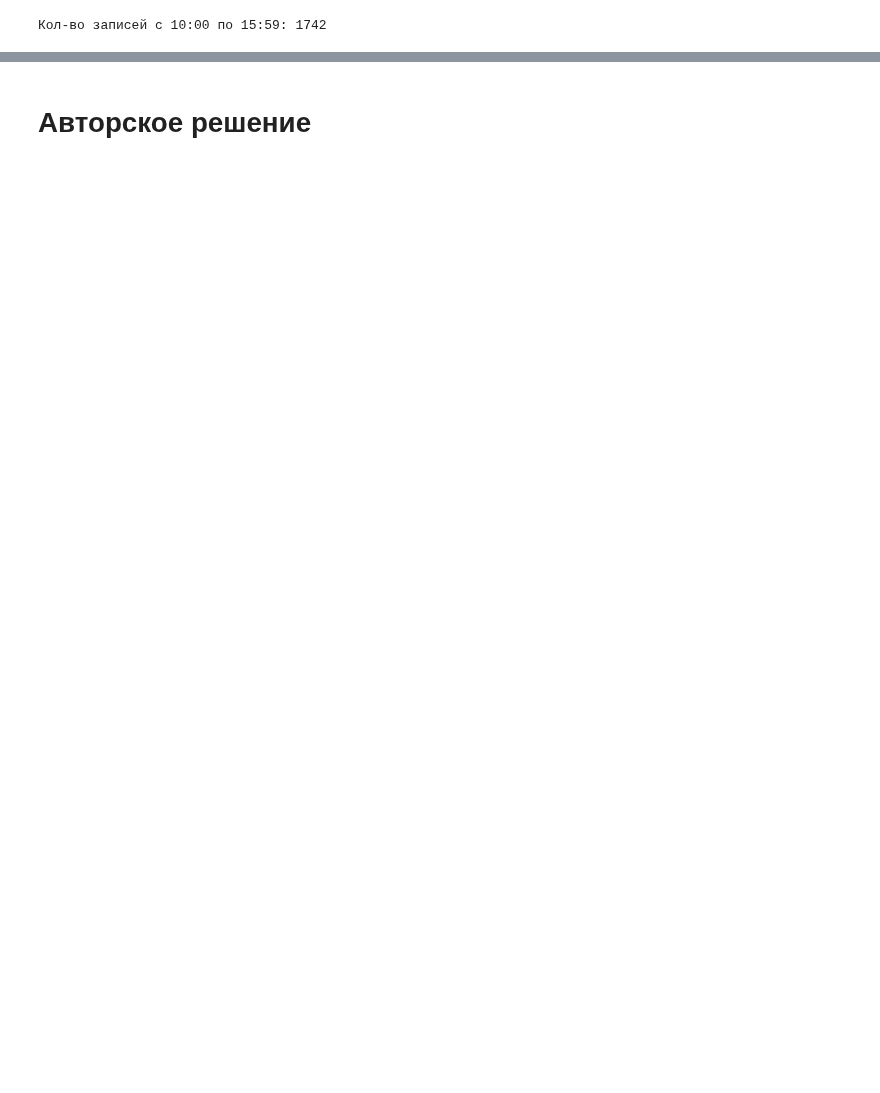
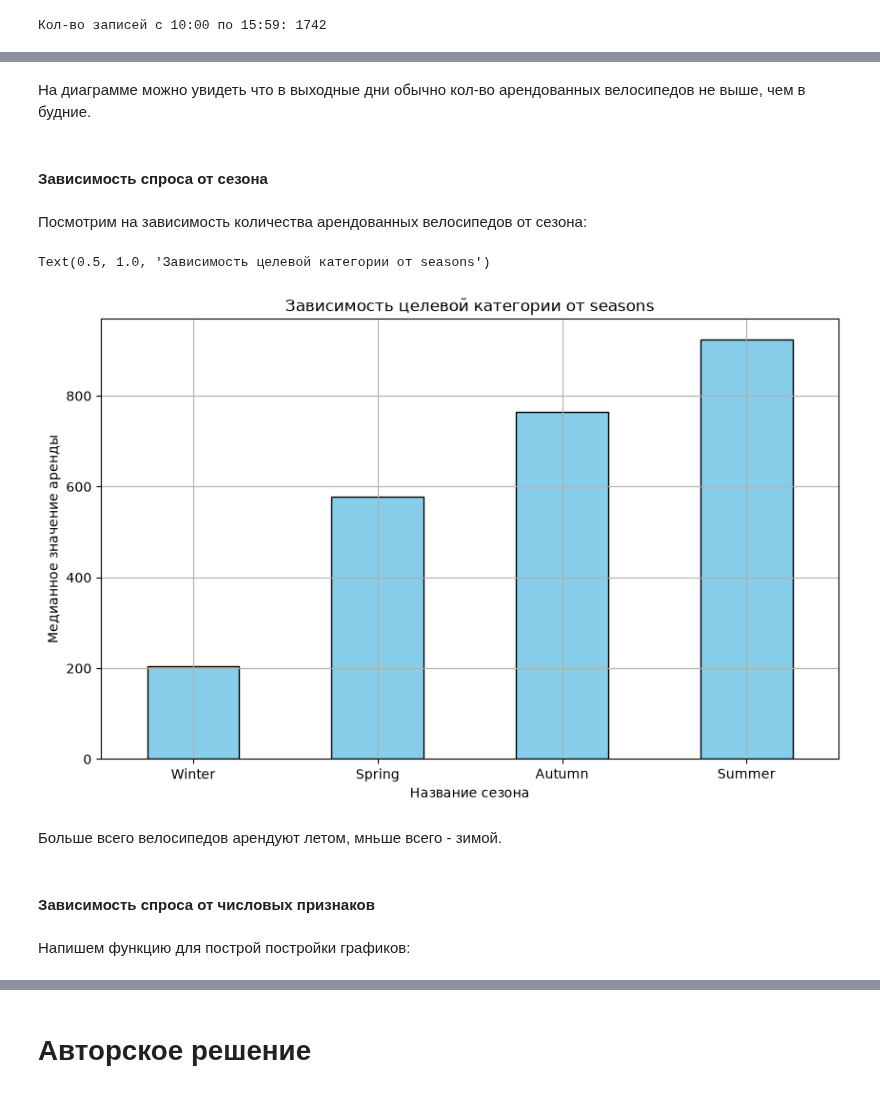
Before and after one commit to ilya-liniukhin/bikesouth_regression_problem, a Jupyter notebook: notebook.ipynb, the cells around one changed output, grey strips where cells are left out. Cells and saved outputs as stored; diff of their text form; code cells hidden in the pictures; blank space fills up the shorter version.

```diff
--- a/notebook.ipynb
+++ b/notebook.ipynb
@@ -832,0 +887,25 @@ print('Кол-во записей с 10:00 по 15:59:', df_train.shape[0] - df_
+# %% [markdown]
+На диаграмме можно увидеть что в выходные дни обычно кол-во арендованных велосипедов не выше, чем в будние.
+# %% [markdown]
+#### Зависимость спроса от сезона
+# %% [markdown]
+Посмотрим на зависимость количества арендованных велосипедов от сезона:
+# %%
+plt.figure(figsize=(10,6))
+df_train.groupby('seasons')['rented_bike_count'].median().sort_values().plot(kind='bar',
+                                                                            color='skyblue',
+                                                                            edgecolor='black',
+                                                                            rot=0)
+plt.grid()
+plt.xlabel('Название сезона')
+plt.ylabel('Медианное значение аренды')
+plt.title('Зависимость целевой категории от seasons')
+# %% [output]
+Text(0.5, 1.0, 'Зависимость целевой категории от seasons')
+[figure, added]
+# %% [markdown]
+Больше всего велосипедов арендуют летом, мньше всего - зимой.
+# %% [markdown]
+#### Зависимость спроса от числовых признаков
+# %% [markdown]
+Напишем функцию для построй постройки графиков:
```
Also changed, not shown: parts of 37 cells of this notebook, 1 other file.
